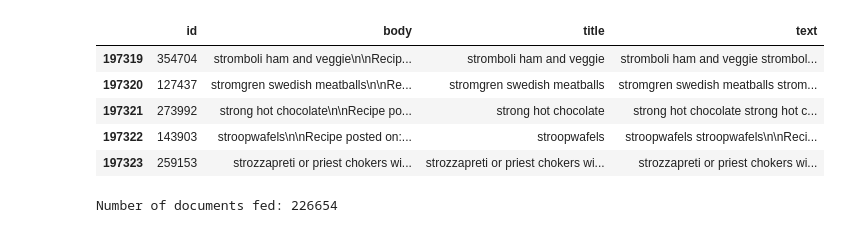
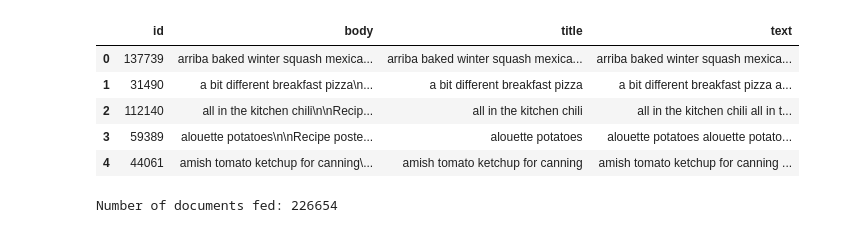
Before and after one commit to VanessaWille/Search_Engine, a Jupyter notebook: food-querying-evaluating-queries.ipynb, the cells around one changed output. Drawn from its saved outputs; the diff is of its cells as text; code cells hidden in the pictures.

```diff
--- a/food-querying-evaluating-queries.ipynb
+++ b/food-querying-evaluating-queries.ipynb
@@ -39,39 +42,39 @@ except FileNotFoundError:
         "tags": "string",
         "nutrition": "string",
         "n_steps": "int",
         "n_ingredients": "int",
         "steps": "string",
         "description": "string",
         "ingredients": "string",
         "submitted": "string"
     }
 
     df = pd.read_csv('archive/RAW_recipes.csv', dtype=types)
     df = df.dropna()
     df = df.reset_index(drop=True)
     df_reviews = pd.read_csv('archive/RAW_interactions.csv')
     df_reviews = df_reviews.dropna()
     df_reviews = df_reviews.reset_index(drop=True)
 
     # df = df[:5000]
     df = make_food_dataset(df, df_reviews) # add the body for each recipe
     df = df.dropna()
     df = df.reset_index(drop=True)
     # selecting only the body and id columns
     df.rename(columns={'recipe_body': 'body'}, inplace=True)
     df = df[['id', 'body', 'title']]
     # save the df as a csv file
     df.to_csv('input/food_dataset.csv', index=False)
 
-df = df[197319:-1]
+# df = df[197319:-1]
 df.head()
 # %% [output]
 |  | id | body | title | text |
-| 197319 | 354704 | stromboli ham and veggie\n\nRecip... | stromboli ham and veggie | stromboli ham and veggie strombol... |
-| 197320 | 127437 | stromgren swedish meatballs\n\nRe... | stromgren swedish meatballs | stromgren swedish meatballs strom... |
-| 197321 | 273992 | strong hot chocolate\n\nRecipe po... | strong hot chocolate | strong hot chocolate strong hot c... |
-| 197322 | 143903 | stroopwafels\n\nRecipe posted on:... | stroopwafels | stroopwafels stroopwafels\n\nReci... |
-| 197323 | 259153 | strozzapreti or priest chokers wi... | strozzapreti or priest chokers wi... | strozzapreti or priest chokers wi... |
+| 0 | 137739 | arriba baked winter squash mexica... | arriba baked winter squash mexica... | arriba baked winter squash mexica... |
+| 1 | 31490 | a bit different breakfast pizza\n... | a bit different breakfast pizza | a bit different breakfast pizza a... |
+| 2 | 112140 | all in the kitchen chili\n\nRecip... | all in the kitchen chili | all in the kitchen chili all in t... |
+| 3 | 59389 | alouette potatoes\n\nRecipe poste... | alouette potatoes | alouette potatoes alouette potato... |
+| 4 | 44061 | amish tomato ketchup for canning\... | amish tomato ketchup for canning | amish tomato ketchup for canning ... |
 # %%
 # number of fed documents
 documents = app.query(yql='select * from sources * where true')
```
Also changed, not shown: parts of 6 cells of this notebook, 7 other files.
